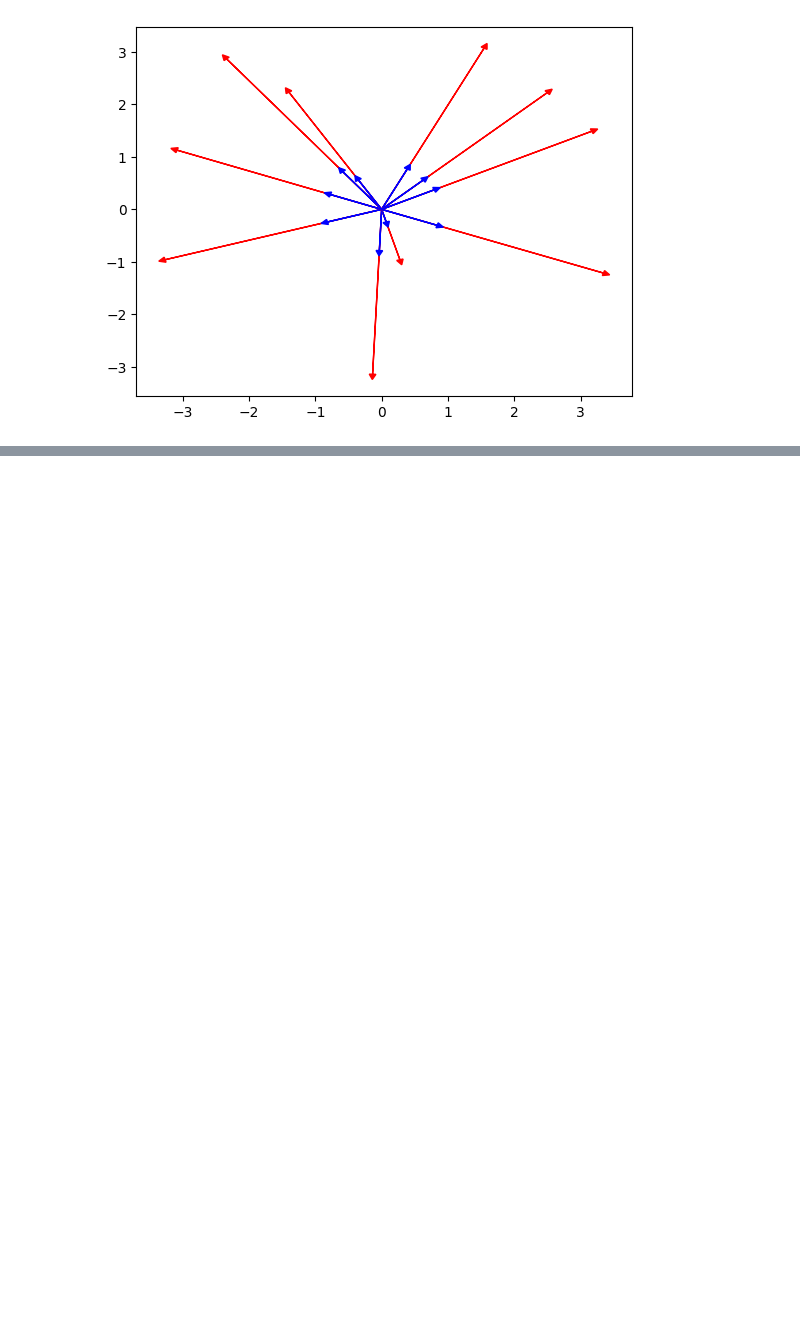
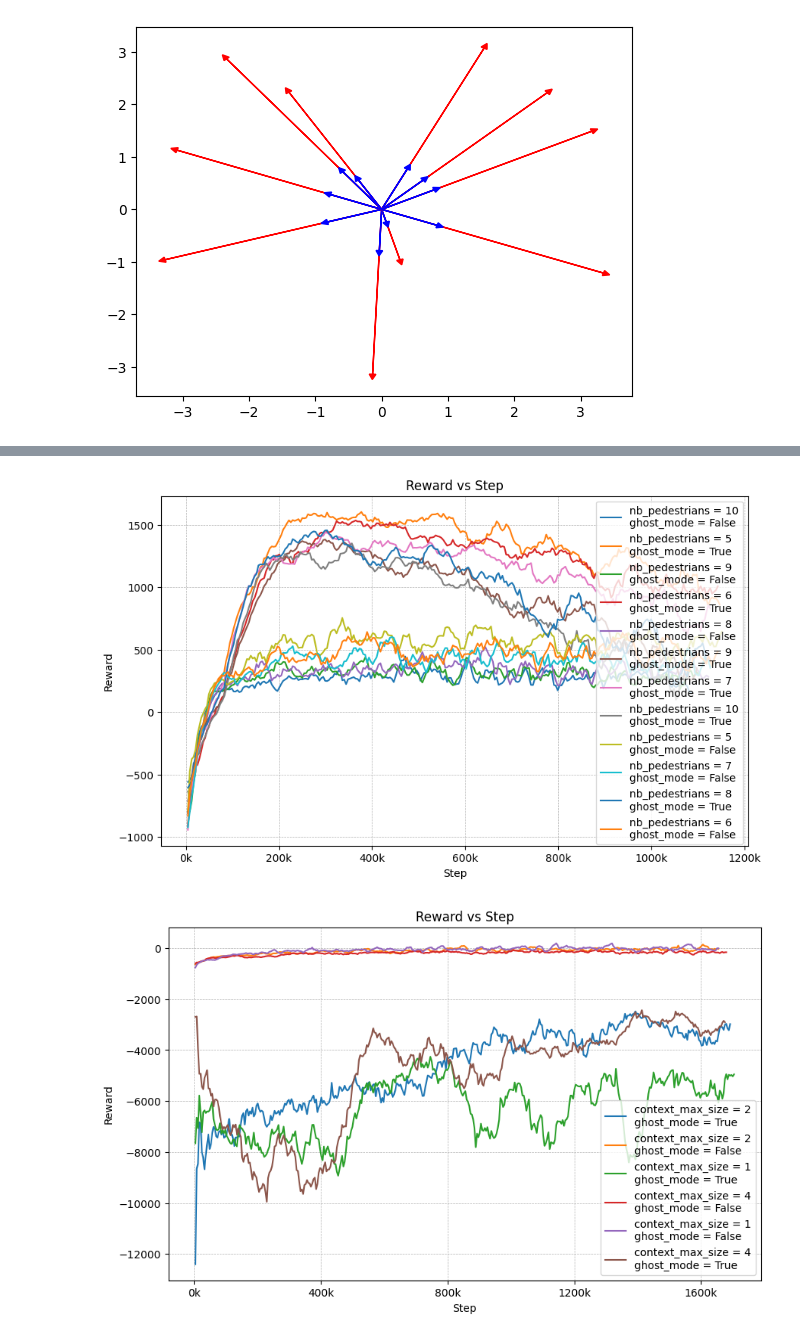
Before and after one commit to White-On/CrowdNav_Prediction_AttnGraph, a Jupyter notebook: data_analytics_plot.ipynb, the cells around one changed output, grey strips where cells are left out. Saved outputs shown, nothing was run; the diff lists cells and outputs as text; code cells hidden in the pictures; blank space fills up the shorter version.

```diff
--- a/data_analytics_plot.ipynb
+++ b/data_analytics_plot.ipynb
@@ -246,0 +353,8 @@ plt.show()
+# %%
+# all the models files start with a MODEL_FILE in there name
+all_models_path = list(Path('.').glob('MODEL_FILE*'))
+for model_file in all_models_path:
+    plot_reward_vs_step(str(model_file.resolve()))
+# %% [output]
+[figure, added]
+[figure, added]
```
Also changed, not shown: parts of 5 cells of this notebook.
